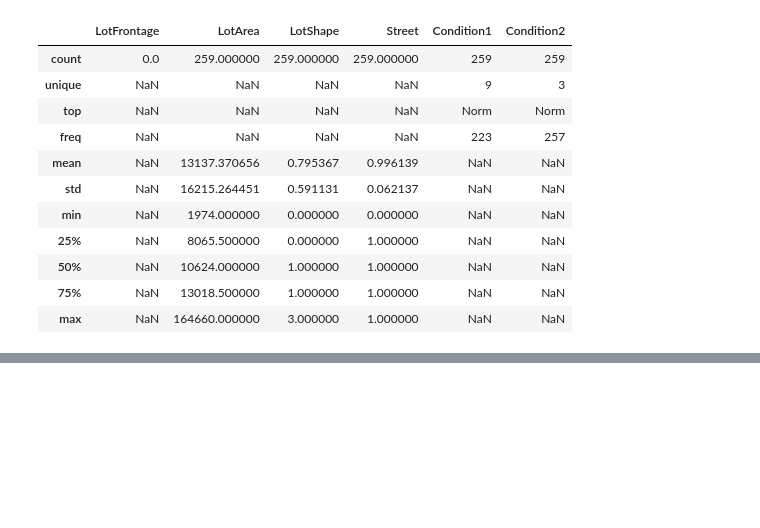
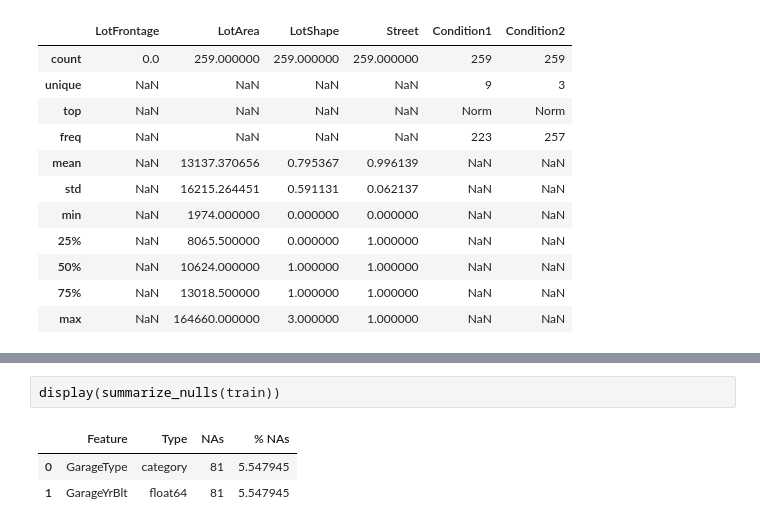
Before and after one commit to Hodapp87/kaggle-house-prices, a Jupyter notebook: Scratch for House Prices competition on Kaggle.ipynb, the cells around one changed output, grey strips where cells are left out. Saved outputs shown, nothing was run; the diff lists cells and outputs as text; blank space fills up the shorter version.

```diff
--- a/Scratch for House Prices competition on Kaggle.ipynb
+++ b/Scratch for House Prices competition on Kaggle.ipynb
@@ -387,0 +403,6 @@ Notes on the remaining NAs:
+# %%
+display(summarize_nulls(train))
+# %% [output]
+|  | Feature | Type | NAs | % NAs |
+| 0 | GarageType | category | 81 | 5.547945 |
+| 1 | GarageYrBlt | float64 | 81 | 5.547945 |
```
Also changed, not shown: parts of 7 cells of this notebook.
